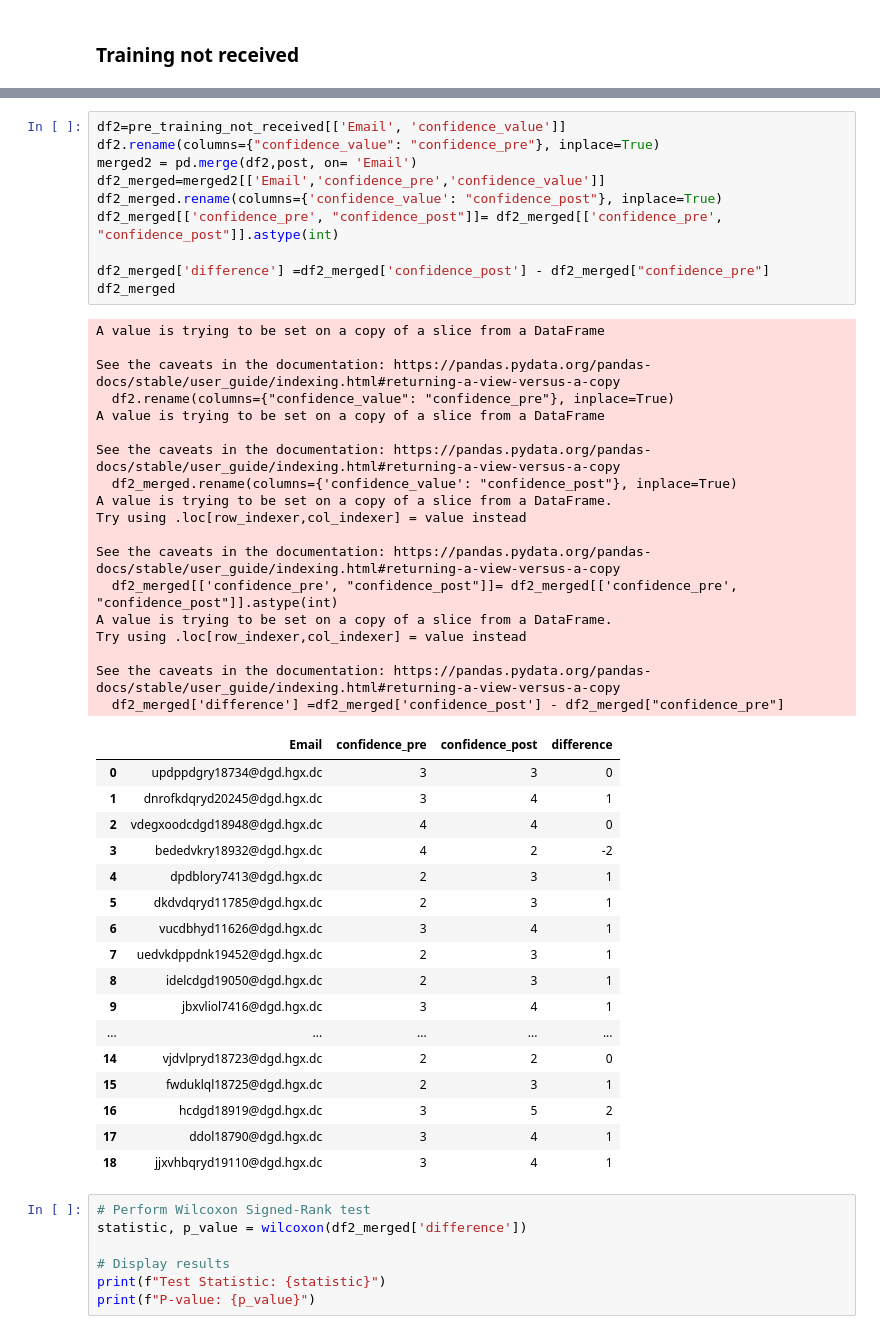
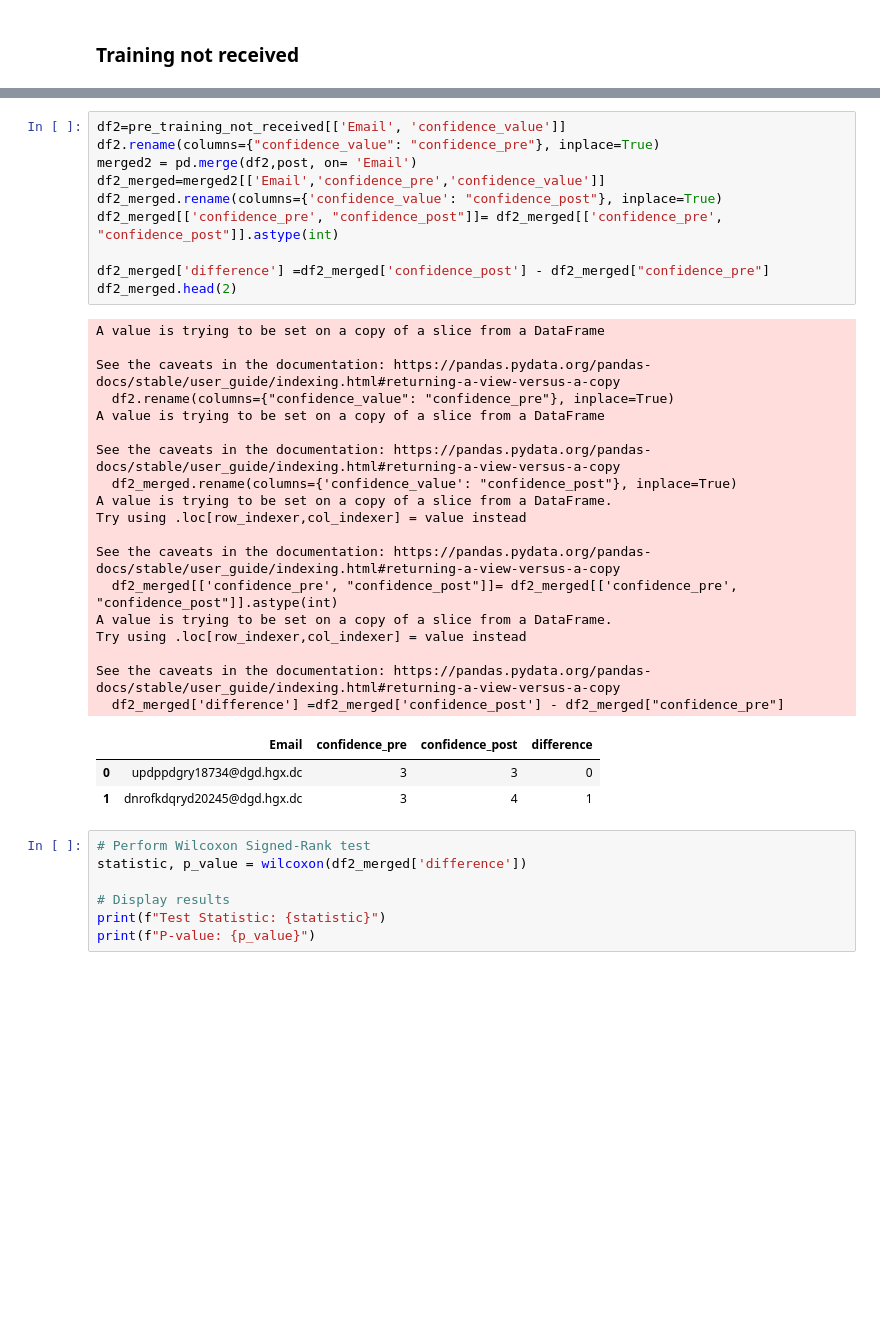
Before and after one commit to mimamverdiyev/Research, a Jupyter notebook: IL_session_assessment_(survey_analysis).ipynb, the cells around one changed output, grey strips where cells are left out. Drawn from its saved outputs; the diff is of its cells as text; blank space fills up the shorter version.

```diff
--- a/IL_session_assessment_(survey_analysis).ipynb
+++ b/IL_session_assessment_(survey_analysis).ipynb
@@ -739,48 +681,34 @@ pre_training_not_received
 df2=pre_training_not_received[['Email', 'confidence_value']]
 df2.rename(columns={"confidence_value": "confidence_pre"}, inplace=True)
 merged2 = pd.merge(df2,post, on= 'Email')
 df2_merged=merged2[['Email','confidence_pre','confidence_value']]
 df2_merged.rename(columns={'confidence_value': "confidence_post"}, inplace=True)
 df2_merged[['confidence_pre', "confidence_post"]]= df2_merged[['confidence_pre', "confidence_post"]].astype(int)
 
 df2_merged['difference'] =df2_merged['confidence_post'] - df2_merged["confidence_pre"]
-df2_merged
+df2_merged.head(2)
 # %% [output]
 A value is trying to be set on a copy of a slice from a DataFrame
 
 See the caveats in the documentation: https://pandas.pydata.org/pandas-docs/stable/user_guide/indexing.html#returning-a-view-versus-a-copy
   df2.rename(columns={"confidence_value": "confidence_pre"}, inplace=True)
 A value is trying to be set on a copy of a slice from a DataFrame
 
 See the caveats in the documentation: https://pandas.pydata.org/pandas-docs/stable/user_guide/indexing.html#returning-a-view-versus-a-copy
   df2_merged.rename(columns={'confidence_value': "confidence_post"}, inplace=True)
 A value is trying to be set on a copy of a slice from a DataFrame.
 Try using .loc[row_indexer,col_indexer] = value instead
 
 See the caveats in the documentation: https://pandas.pydata.org/pandas-docs/stable/user_guide/indexing.html#returning-a-view-versus-a-copy
   df2_merged[['confidence_pre', "confidence_post"]]= df2_merged[['confidence_pre', "confidence_post"]].astype(int)
 A value is trying to be set on a copy of a slice from a DataFrame.
 Try using .loc[row_indexer,col_indexer] = value instead
 
 See the caveats in the documentation: https://pandas.pydata.org/pandas-docs/stable/user_guide/indexing.html#returning-a-view-versus-a-copy
   df2_merged['difference'] =df2_merged['confidence_post'] - df2_merged["confidence_pre"]
 |  | Email | confidence_pre | confidence_post | difference |
 | 0 | updppdgry18734@dgd.hgx.dc | 3 | 3 | 0 |
 | 1 | dnrofkdqryd20245@dgd.hgx.dc | 3 | 4 | 1 |
-| 2 | vdegxoodcdgd18948@dgd.hgx.dc | 4 | 4 | 0 |
-| 3 | bededvkry18932@dgd.hgx.dc | 4 | 2 | -2 |
-| 4 | dpdblory7413@dgd.hgx.dc | 2 | 3 | 1 |
-| 5 | dkdvdqryd11785@dgd.hgx.dc | 2 | 3 | 1 |
-| 6 | vucdbhyd11626@dgd.hgx.dc | 3 | 4 | 1 |
-| 7 | uedvkdppdnk19452@dgd.hgx.dc | 2 | 3 | 1 |
-| 8 | idelcdgd19050@dgd.hgx.dc | 2 | 3 | 1 |
-| 9 | jbxvliol7416@dgd.hgx.dc | 3 | 4 | 1 |
-| ... | ... | ... | ... | ... |
-| 14 | vjdvlpryd18723@dgd.hgx.dc | 2 | 2 | 0 |
-| 15 | fwduklql18725@dgd.hgx.dc | 2 | 3 | 1 |
-| 16 | hcdgd18919@dgd.hgx.dc | 3 | 5 | 2 |
-| 17 | ddol18790@dgd.hgx.dc | 3 | 4 | 1 |
-| 18 | jjxvhbqryd19110@dgd.hgx.dc | 3 | 4 | 1 |
 # %%
 # Perform Wilcoxon Signed-Rank test
 statistic, p_value = wilcoxon(df2_merged['difference'])
```
Also changed, not shown: parts of 13 cells of this notebook.
